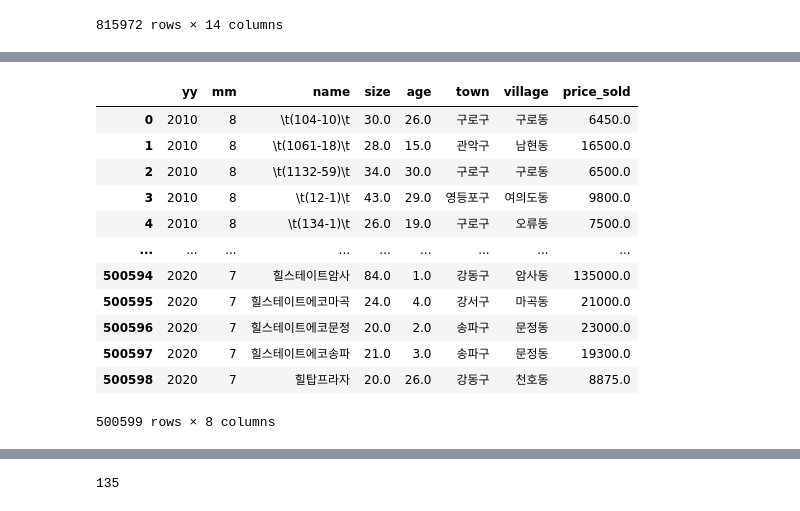
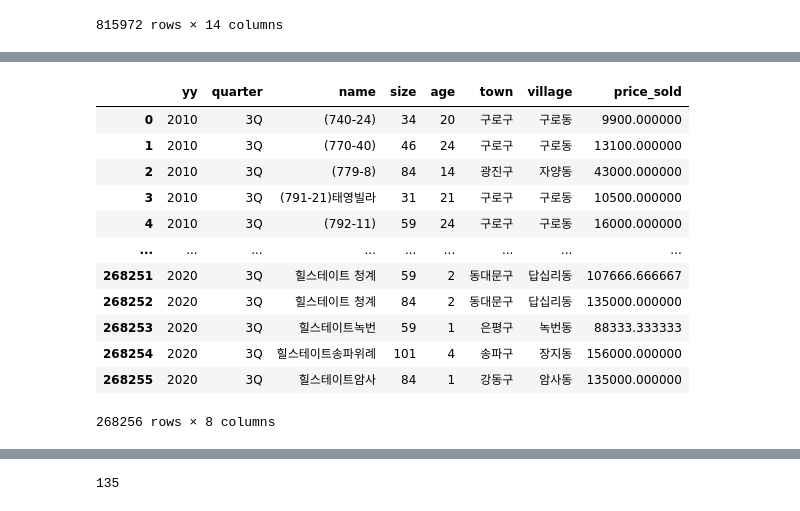
Before and after one commit to Suhhye-kang/Pandas, a Jupyter notebook: Real/0825 apartment .ipynb, the cells around one changed output, grey strips where cells are left out. Saved outputs shown, nothing was run; the diff lists cells and outputs as text; code cells hidden in the pictures.

```diff
--- a/Real/0825 apartment .ipynb
+++ b/Real/0825 apartment .ipynb
@@ -69,2 +174,2 @@ all
 # %%
-all['age']=2020-all['year_built']
+sell['age']=2020-sell['year_built']
@@ -91,4 +198,2 @@ rent1
-# %%
-sell=all.loc[all['category']=='매매']
 # %%
-sell=sell.groupby(['yy','mm','name','size','age','town','village'])['price_sold'].mean()
+sell_q=sell.groupby(['yy','quarter','name','size','age','town','village'])['price_sold'].mean()
@@ -97,16 +199,0 @@ sell=sell.reset_index()
-# %%
-sell
-# %% [output]
-|  | yy | mm | name | size | age | town | village | price_sold |
-| 0 | 2010 | 8 | \t(104-10)\t | 30.0 | 26.0 | 구로구 | 구로동 | 6450.0 |
-| 1 | 2010 | 8 | \t(1061-18)\t | 28.0 | 15.0 | 관악구 | 남현동 | 16500.0 |
-| 2 | 2010 | 8 | \t(1132-59)\t | 34.0 | 30.0 | 구로구 | 구로동 | 6500.0 |
-| 3 | 2010 | 8 | \t(12-1)\t | 43.0 | 29.0 | 영등포구 | 여의도동 | 9800.0 |
-| 4 | 2010 | 8 | \t(134-1)\t | 26.0 | 19.0 | 구로구 | 오류동 | 7500.0 |
-| ... | ... | ... | ... | ... | ... | ... | ... | ... |
-| 500594 | 2020 | 7 | 힐스테이트암사 | 84.0 | 1.0 | 강동구 | 암사동 | 135000.0 |
-| 500595 | 2020 | 7 | 힐스테이트에코마곡 | 24.0 | 4.0 | 강서구 | 마곡동 | 21000.0 |
-| 500596 | 2020 | 7 | 힐스테이트에코문정 | 20.0 | 2.0 | 송파구 | 문정동 | 23000.0 |
-| 500597 | 2020 | 7 | 힐스테이트에코송파 | 21.0 | 3.0 | 송파구 | 문정동 | 19300.0 |
-| 500598 | 2020 | 7 | 힐탑프라자 | 20.0 | 26.0 | 강동구 | 천호동 | 8875.0 |
-500599 rows × 8 columns
@@ -113 +202,17 @@ sell
+# %%
+sell_q
+# %% [output]
+|  | yy | quarter | name | size | age | town | village | price_sold |
+| 0 | 2010 | 3Q | (740-24) | 34 | 20 | 구로구 | 구로동 | 9900.000000 |
+| 1 | 2010 | 3Q | (770-40) | 46 | 24 | 구로구 | 구로동 | 13100.000000 |
+| 2 | 2010 | 3Q | (779-8) | 84 | 14 | 광진구 | 자양동 | 43000.000000 |
+| 3 | 2010 | 3Q | (791-21)태영빌라 | 31 | 21 | 구로구 | 구로동 | 10500.000000 |
+| 4 | 2010 | 3Q | (792-11) | 59 | 24 | 구로구 | 구로동 | 16000.000000 |
+| ... | ... | ... | ... | ... | ... | ... | ... | ... |
+| 268251 | 2020 | 3Q | 힐스테이트 청계 | 59 | 2 | 동대문구 | 답십리동 | 107666.666667 |
+| 268252 | 2020 | 3Q | 힐스테이트 청계 | 84 | 2 | 동대문구 | 답십리동 | 135000.000000 |
+| 268253 | 2020 | 3Q | 힐스테이트녹번 | 59 | 1 | 은평구 | 녹번동 | 88333.333333 |
+| 268254 | 2020 | 3Q | 힐스테이트송파위례 | 101 | 4 | 송파구 | 장지동 | 156000.000000 |
+| 268255 | 2020 | 3Q | 힐스테이트암사 | 84 | 1 | 강동구 | 암사동 | 135000.000000 |
+268256 rows × 8 columns
 # %%
```
Also changed, not shown: parts of 37 cells of this notebook, 7 other files.
